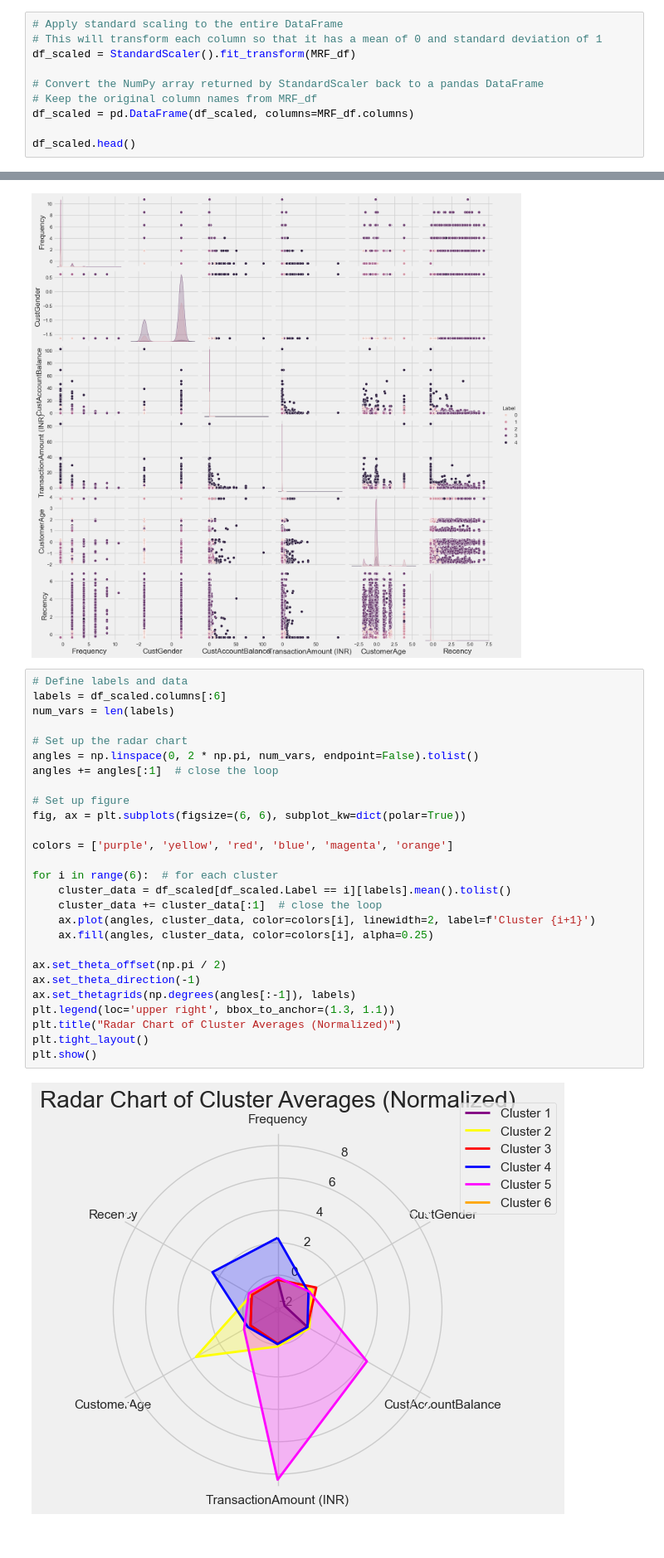
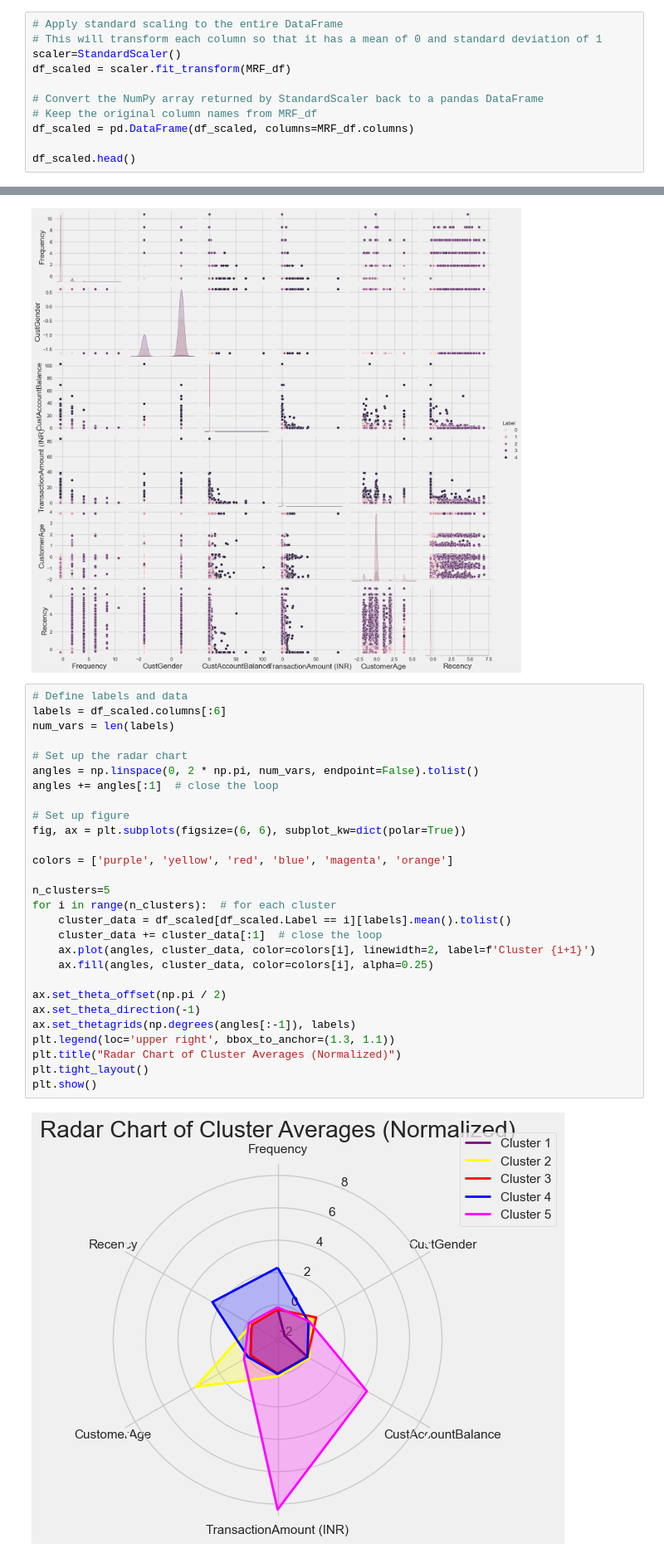
Before and after one commit to Kasis21aug/customer_segmentation_analytics, a Jupyter notebook: main.ipynb, the cells around one changed output, grey strips where cells are left out. Shown at 83% size. Saved outputs shown, nothing was run; the diff lists cells and outputs as text.

```diff
--- a/main.ipynb
+++ b/main.ipynb
@@ -524,7 +538,8 @@ Standardization ensures all features contribute equally by transforming them to
 # %%
 # Apply standard scaling to the entire DataFrame
 # This will transform each column so that it has a mean of 0 and standard deviation of 1
-df_scaled = StandardScaler().fit_transform(MRF_df)
+scaler=StandardScaler()
+df_scaled = scaler.fit_transform(MRF_df)
 
 # Convert the NumPy array returned by StandardScaler back to a pandas DataFrame
 # Keep the original column names from MRF_df
@@ -606,29 +621,30 @@ sns.pairplot(df_scaled,hue='Label');
 # %%
 # Define labels and data
 labels = df_scaled.columns[:6]
 num_vars = len(labels)
 
 # Set up the radar chart
 angles = np.linspace(0, 2 * np.pi, num_vars, endpoint=False).tolist()
 angles += angles[:1]  # close the loop
 
 # Set up figure
 fig, ax = plt.subplots(figsize=(6, 6), subplot_kw=dict(polar=True))
 
 colors = ['purple', 'yellow', 'red', 'blue', 'magenta', 'orange']
 
-for i in range(6):  # for each cluster
+n_clusters=5
+for i in range(n_clusters):  # for each cluster
     cluster_data = df_scaled[df_scaled.Label == i][labels].mean().tolist()
     cluster_data += cluster_data[:1]  # close the loop
     ax.plot(angles, cluster_data, color=colors[i], linewidth=2, label=f'Cluster {i+1}')
     ax.fill(angles, cluster_data, color=colors[i], alpha=0.25)
 
 ax.set_theta_offset(np.pi / 2)
 ax.set_theta_direction(-1)
 ax.set_thetagrids(np.degrees(angles[:-1]), labels)
 plt.legend(loc='upper right', bbox_to_anchor=(1.3, 1.1))
 plt.title("Radar Chart of Cluster Averages (Normalized)")
 plt.tight_layout()
 plt.show()
 # %% [output]
-[figure, old version]
+[figure, new version]
```
Also changed, not shown: parts of 15 cells of this notebook, 6 other files.
